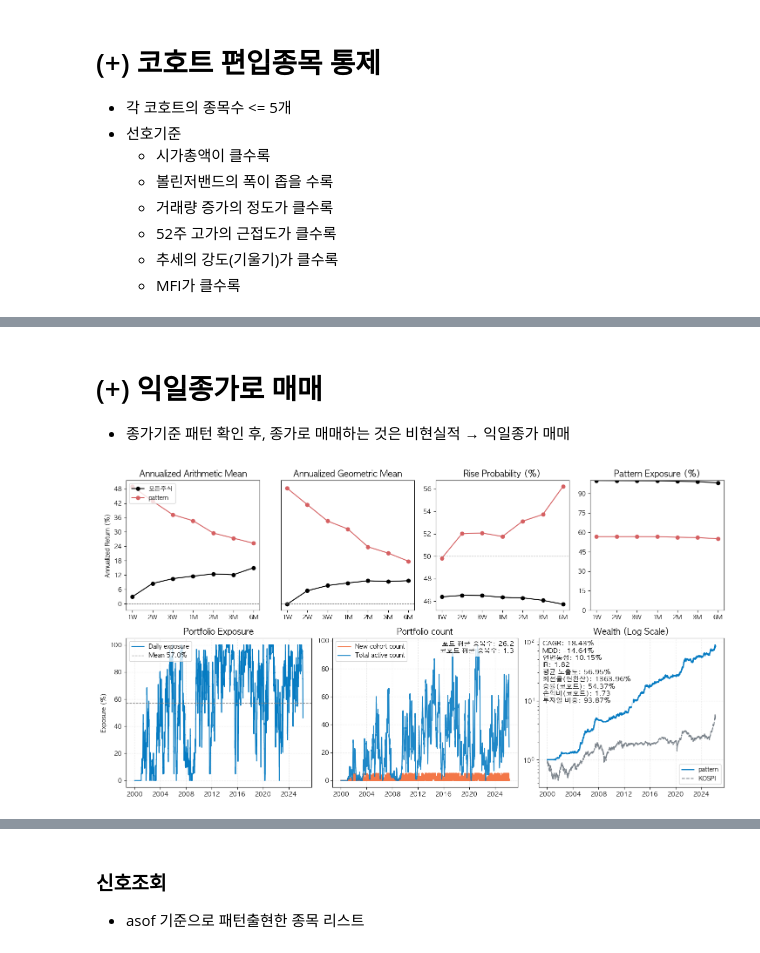
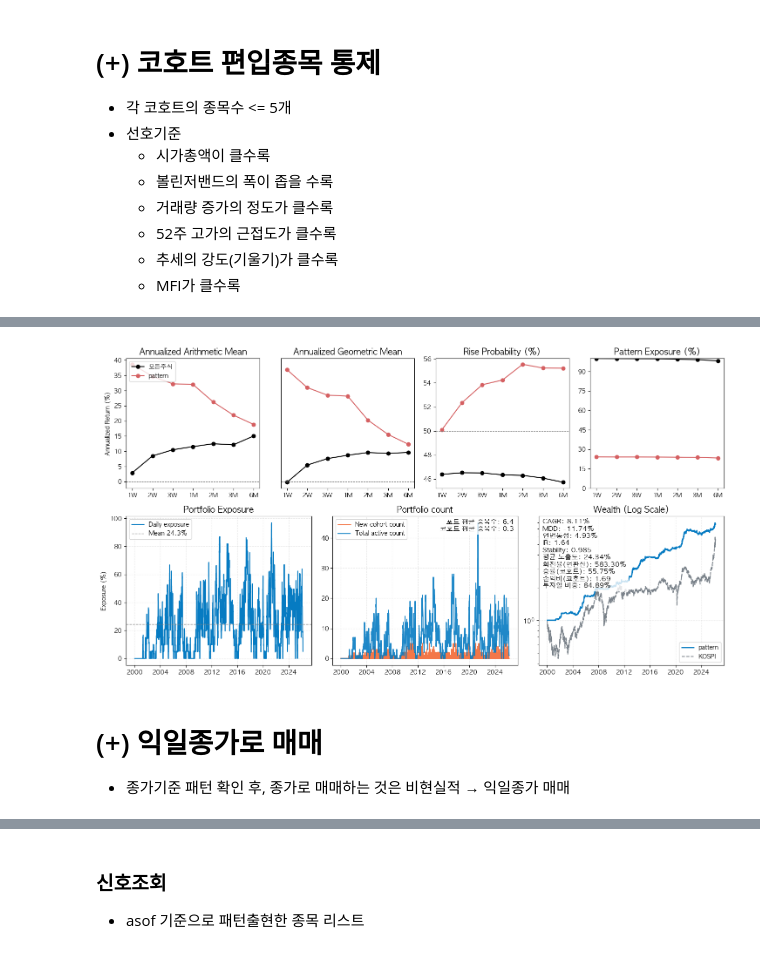
Before and after one commit to gem763/metricstudio, a Jupyter notebook: nb/실험 2026.03.22.ipynb, the cells around one changed output, grey strips where cells are left out. Saved outputs shown, nothing was run; the diff lists cells and outputs as text; code cells hidden in the pictures.

```diff
--- a/nb/실험 2026.03.22.ipynb
+++ b/nb/실험 2026.03.22.ipynb
@@ -122,18 +154,28 @@ bt.plot(annualized=True, show_kospi=True)
+# %%
+flt = Filter(market_cap=[7,8, 9, 10])
+
+bb_lc = p.Bollinger('볼린저돌파').on(
+    trigger='breakout_up',
+    breakout_cooldown_days=3,
+    bandwidth_max=0.04,
+)
+high_lc = p.High('52주 고가').on(window=240, threshold=0.93, stay_days=1)
+
+strat = (bb_lc + uptrend + high_lc + mfi_high + amt2).named('pattern')
+strat = strat.rank_by(
+    ('stock', 'marketcap.desc'),
+    (amt2, "ratio.desc"),
+    (bb_lc, "bandwidth.asc"),
+    (high_lc, "proximity.desc"),
+    (uptrend, "ma_slope.desc"),
+    (mfi_high, "value.desc"),
+).nmax(5)
+
+bt.analyze(strat, filter=flt)
+bt.run(pattern="pattern", target_horizon=20, trade_price_mode='당일종가')
+bt.plot(annualized=True, show_kospi=True)
+# %% [output]
+[figure, added]
 # %% [markdown]
 # (+) 익일종가로 매매
 * 종가기준 패턴 확인 후, 종가로 매매하는 것은 비현실적 → 익일종가 매매
-# %%
-strat = (bb2 + uptrend + high52w + mfi_high + amt2).named('pattern')
-strat = strat.rank_by(
-    ('stock', 'marketcap.desc'),
-    (amt2, "ratio.desc"),
-    (bb2, "bandwidth.asc"),
-    (high52w, "proximity.desc"),
-    (uptrend, "ma_slope.desc"),
-    (mfi_high, "value.desc"),
-).nmax(5)
-bt.analyze(strat)
-bt.run(pattern="pattern", target_horizon=20, trade_price_mode='익일종가')
-bt.plot(annualized=True, show_kospi=True)
-# %% [output]
-[figure, removed]
```
Also changed, not shown: parts of 6 cells of this notebook, 8 other files.
